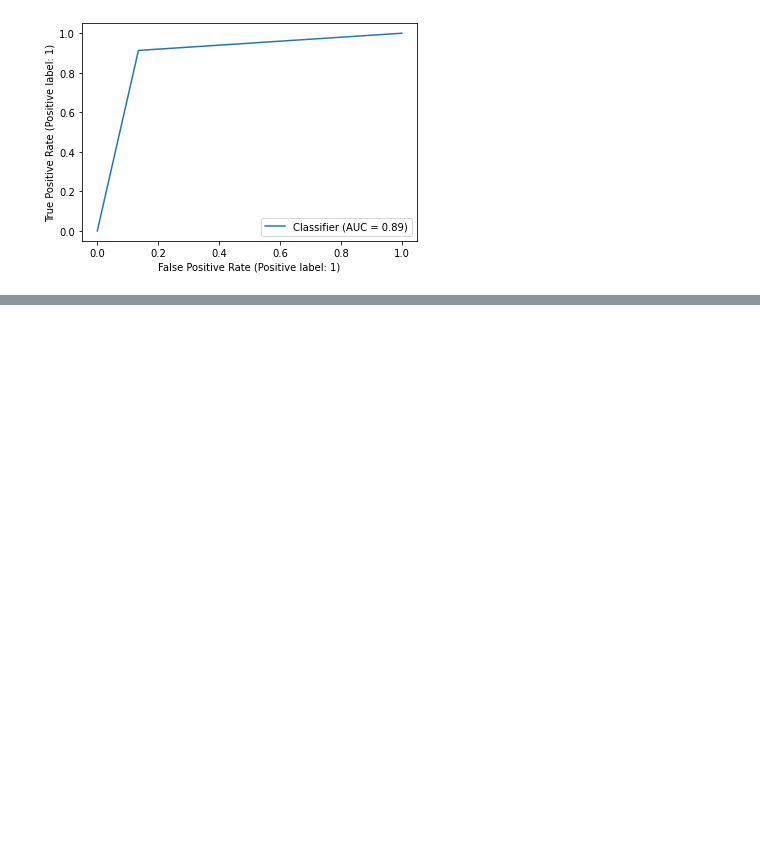
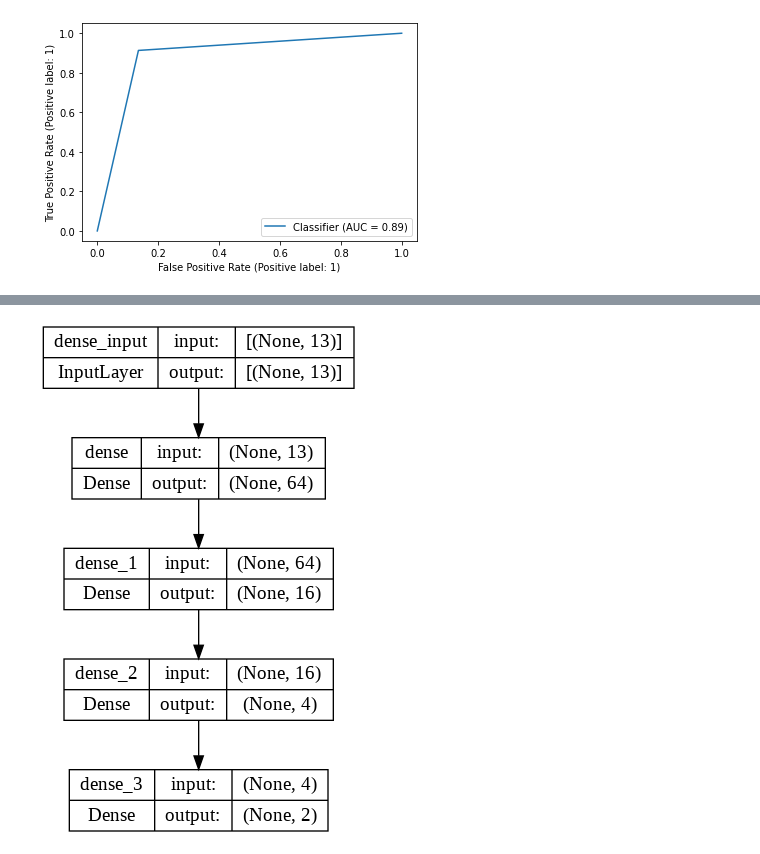
Before and after one commit to balaji-2k1/heart_disease_prediction, a Jupyter notebook: heart_disease_prediction.ipynb, the cells around one changed output, grey strips where cells are left out. Saved outputs shown, nothing was run; the diff lists cells and outputs as text; code cells hidden in the pictures; blank space fills up the shorter version.

Commit message:
ann model added and matrix plot seen

```diff
--- a/heart_disease_prediction.ipynb
+++ b/heart_disease_prediction.ipynb
@@ -277,0 +298,12 @@ weighted avg       0.89      0.88      0.88        60
+# %%
+from keras.models import Sequential
+from keras.layers import Dense
+
+input_size=13
+output_size=2
+
+ann=Sequential()
+ann.add(Dense(units=64,activation='relu',input_shape=(input_size,)))
+ann.add(Dense(units=16,activation='relu'))
+ann.add(Dense(units=4,activation='relu'))
+ann.add(Dense(units=2,activation='sigmoid'))
@@ -277,0 +330,4 @@ weighted avg       0.89      0.88      0.88        60
+# %%
+keras.utils.plot_model(ann,show_shapes=True)
+# %% [output]
+[figure, added]
```
Also changed, not shown: parts of 7 cells of this notebook.
